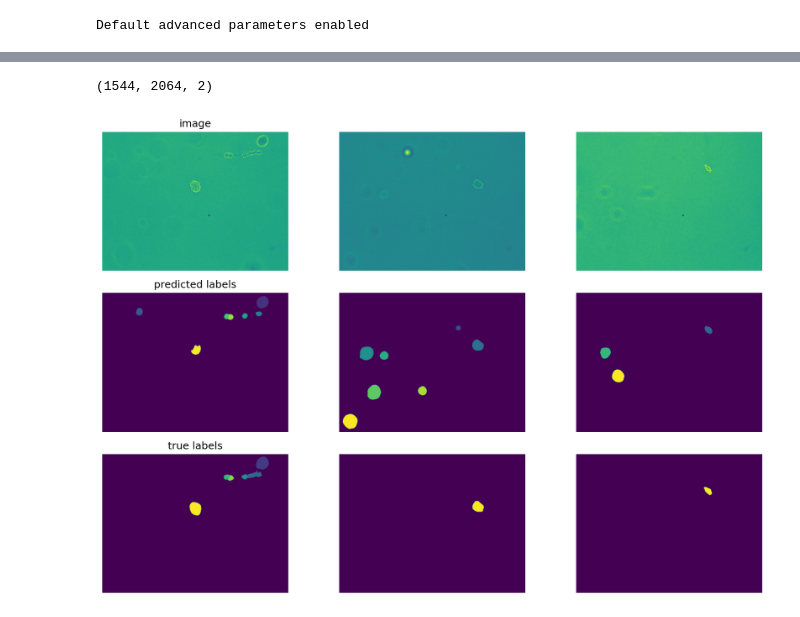
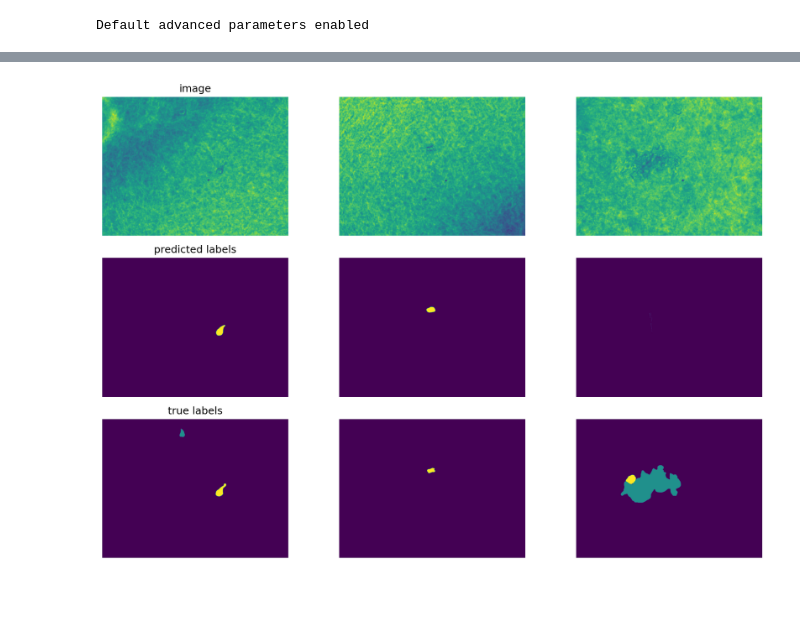
Before and after one commit to ArttuD/InstruProject, a Jupyter notebook: incubationSeries/CellPose.ipynb, the cells around one changed output, grey strips where cells are left out. Cells and saved outputs as stored; diff of their text form; code cells hidden in the pictures.

```diff
--- a/incubationSeries/CellPose.ipynb
+++ b/incubationSeries/CellPose.ipynb
@@ -40,5 +39,0 @@ masks = glob("D:/instruData/imgs/1/*/*/*/*.npy")
-# %%
-img = io.imread(images[i])
-img = np.stack((img, np.zeros_like(img)))
-img=img.transpose(1,2,0)
-img.shape
@@ -54,11 +54,17 @@ for i in range(len(images)):
     for k in range(len(masks)):
         mask_label = masks[k][:-8]
         if img_label == mask_label:
-            seg = np.load(masks[k],allow_pickle=True).item()
-            img = io.imread(images[i])
-            img = np.stack((img, np.zeros_like(img)))
-            img = img.transpose(1,2,0)
-            images_filtered.append(img)
-            masks_filtered.append(seg['masks'].squeeze())
-            break
+            try:
+                seg = np.load(masks[k],allow_pickle=True).item()
+                img = io.imread(images[i])
+                if img.shape[-1] == 3:
+                    img = img[:,:,0]
+                img = np.stack((img, np.zeros_like(img)))
+                img = img.transpose(1,2,0)
+                images_filtered.append(img)
+                masks_filtered.append(seg['masks'].squeeze())
+                break
+            except:
+                print("failed ", images[i])
+                break
 # %%
@@ -97,7 +103,7 @@ for k,f in enumerate(train_data[:index]):
 
 #@markdown ###Path to images and masks:
 
-#train_dir = "D:/instruData/imgs/1/mcf10a/2mgml/24h" #@param {type:"string"}
+train_dir = "F:/instru_project/timeseries/" #@param {type:"string"}
 #test_dir = "D:/instruData/imgs/1/mcf10a/2mgml/24h" #@param {type:"string"}
 
 #Define where the patch file will be saved
@@ -113,7 +119,7 @@ model_name = "model_test" #@param {type:"string"}
 # other parameters for training.
 #@markdown ###Training Parameters:
 #@markdown Number of epochs:
-n_epochs =  2 #@param {type:"number"}
+n_epochs =  30 #@param {type:"number"}
 
 Channel_to_use_for_training = "Grayscale" #@param ["Grayscale", "Blue", "Green", "Red"]
 
@@ -138,8 +144,7 @@ model_path = train_dir + 'models/'
 if os.path.exists(model_path+'/'+model_name):
   print("!! WARNING: "+model_name+" already exists and will be deleted in the following cell !!")
 
-if len(test_dir) == 0:
-  test_dir = None
+test_dir = None
 
 # Here we match the channel to number
 if Channel_to_use_for_training == "Grayscale":
@@ -199,7 +204,7 @@ new_model_path = model.train(train_data, train_labels,
                               test_data=test_data,
                               test_labels=test_labels,
                               channels=channels,
-                              save_path="./",
+                              save_path=model_path,
                               n_epochs=n_epochs,
                               learning_rate=learning_rate,
                               weight_decay=weight_decay,
@@ -252,30 +266,26 @@ print(f'>>> average precision at iou threshold 0.5 = {ap[:,0].mean():.3f}')
-# %%
-test_data[0].transpose((1,2,0)).shape
-# %% [output]
-(1544, 2064, 2)
 # %%
 index = 3
 
 plt.figure(figsize=(12,8), dpi=150)
 for k,im in enumerate(test_data[:index]):
     img = im.transpose((1,2,0)).copy()
-    plt.subplot(3,len(train_data[:index]), k+1)
+    plt.subplot(3,len(test_data[:index]), k+1)
     plt.imshow(img[:,:,0])
     plt.axis('off')
     if k==0:
         plt.title('image')
 
-    plt.subplot(3,len(train_data[:index]), len(train_data[:index]) + k+1)
+    plt.subplot(3,len(test_data[:index]), len(test_data[:index]) + k+1)
     plt.imshow(masks[k])
     plt.axis('off')
     if k==0:
         plt.title('predicted labels')
 
-    plt.subplot(3,len(train_data[:index]), 2*len(train_data[:index]) + k+1)
+    plt.subplot(3,len(test_data[:index]), 2*len(test_data[:index]) + k+1)
     plt.imshow(test_labels[k])
     plt.axis('off')
     if k==0:
         plt.title('true labels')
 plt.tight_layout()
 # %% [output]
-[figure, old version]
+[figure, new version]
```
Also changed, not shown: parts of 11 cells of this notebook.
